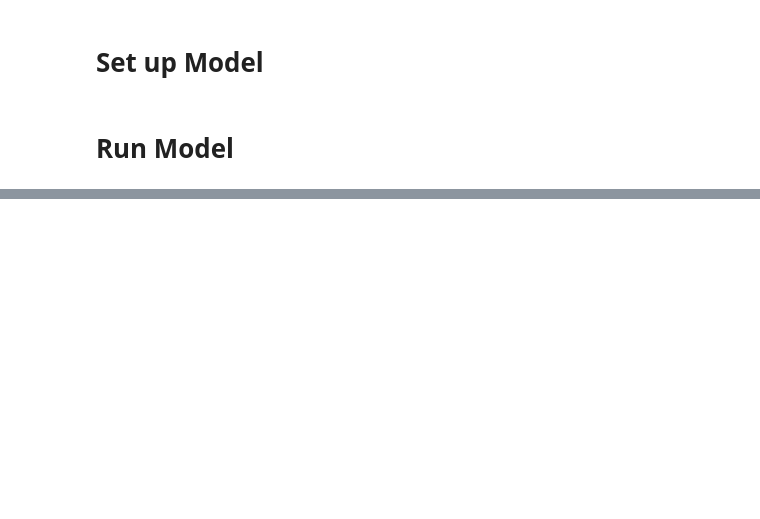
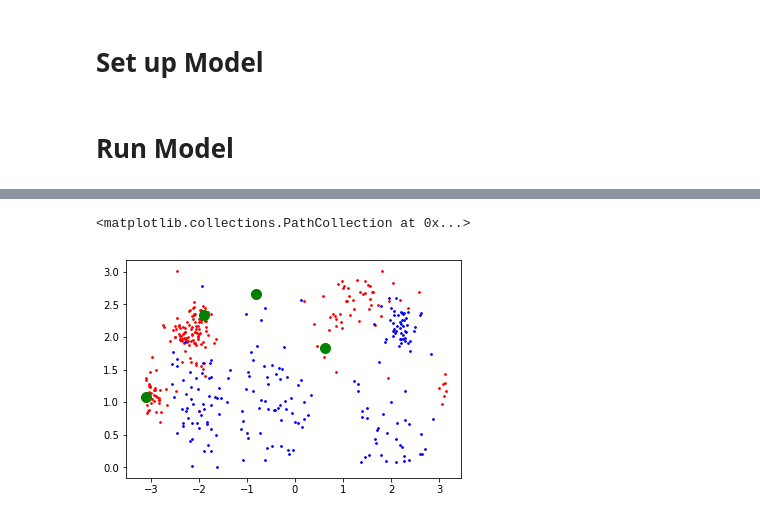
Before and after one commit to chrismbryant/anchor-vector-optimization, a Jupyter notebook: w2v test.ipynb, the cells around one changed output, grey strips where cells are left out. Cells and saved outputs as stored; diff of their text form; code cells hidden in the pictures; blank space fills up the shorter version.

```diff
--- a/w2v test.ipynb
+++ b/w2v test.ipynb
@@ -471,0 +438,15 @@ Parameters have been trained!
+# %%
+%matplotlib inline
+
+A_learned = params["A"]
+
+A_r, A_theta, A_phi = cart_to_sphere(A_learned[:, 0], A_learned[:, 1], A_learned[:, 2])
+
+fig = plt.figure()
+ax = fig.add_subplot(1, 1, 1)
+ax.scatter(phi_pos, theta_pos, c = 'red', s = 3)
+ax.scatter(phi_neg, theta_neg, c = 'blue', s = 3)
+ax.scatter(A_phi, A_theta, c = 'green', s = 100)
+# %% [output]
+<matplotlib.collections.PathCollection at 0x...>
+[figure, added]
```
Also changed, not shown: parts of 17 cells of this notebook.
